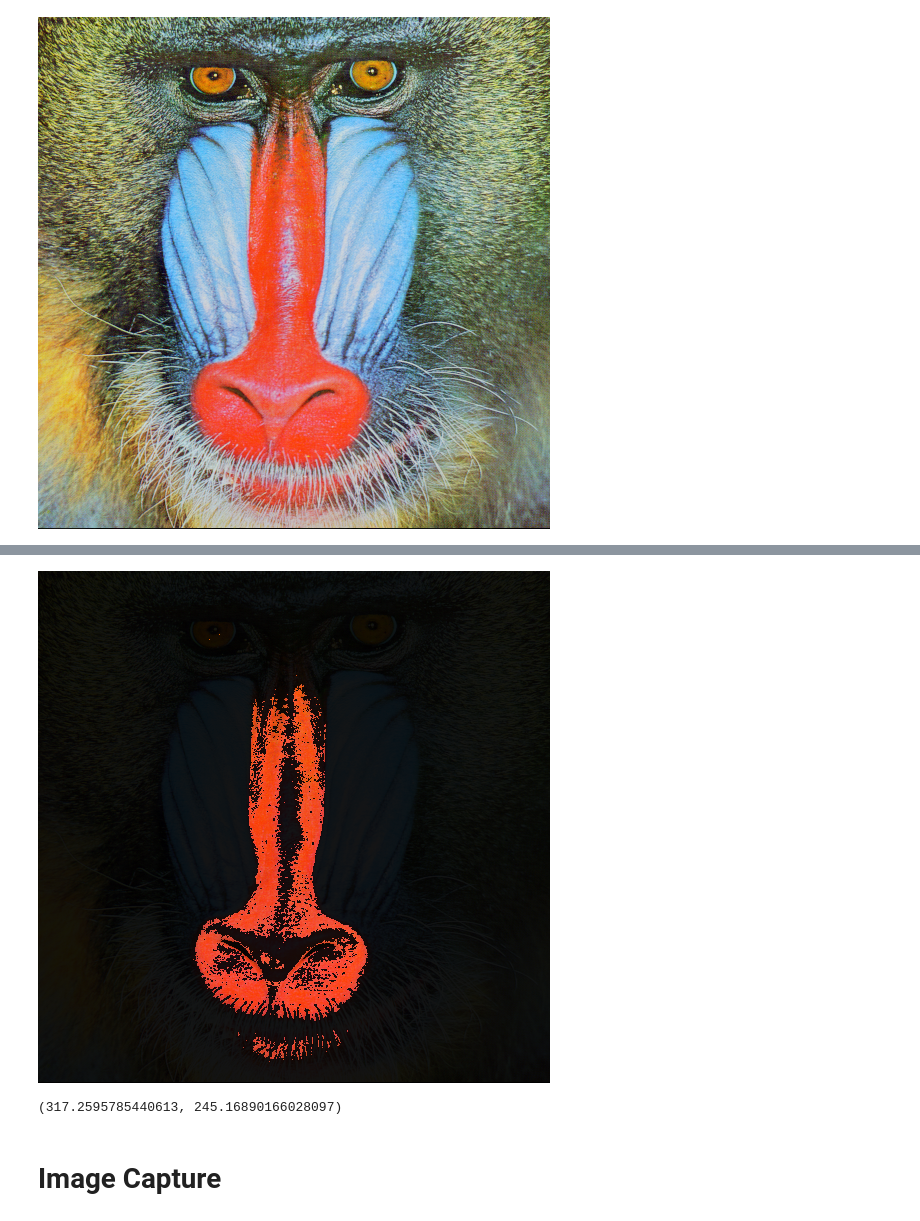
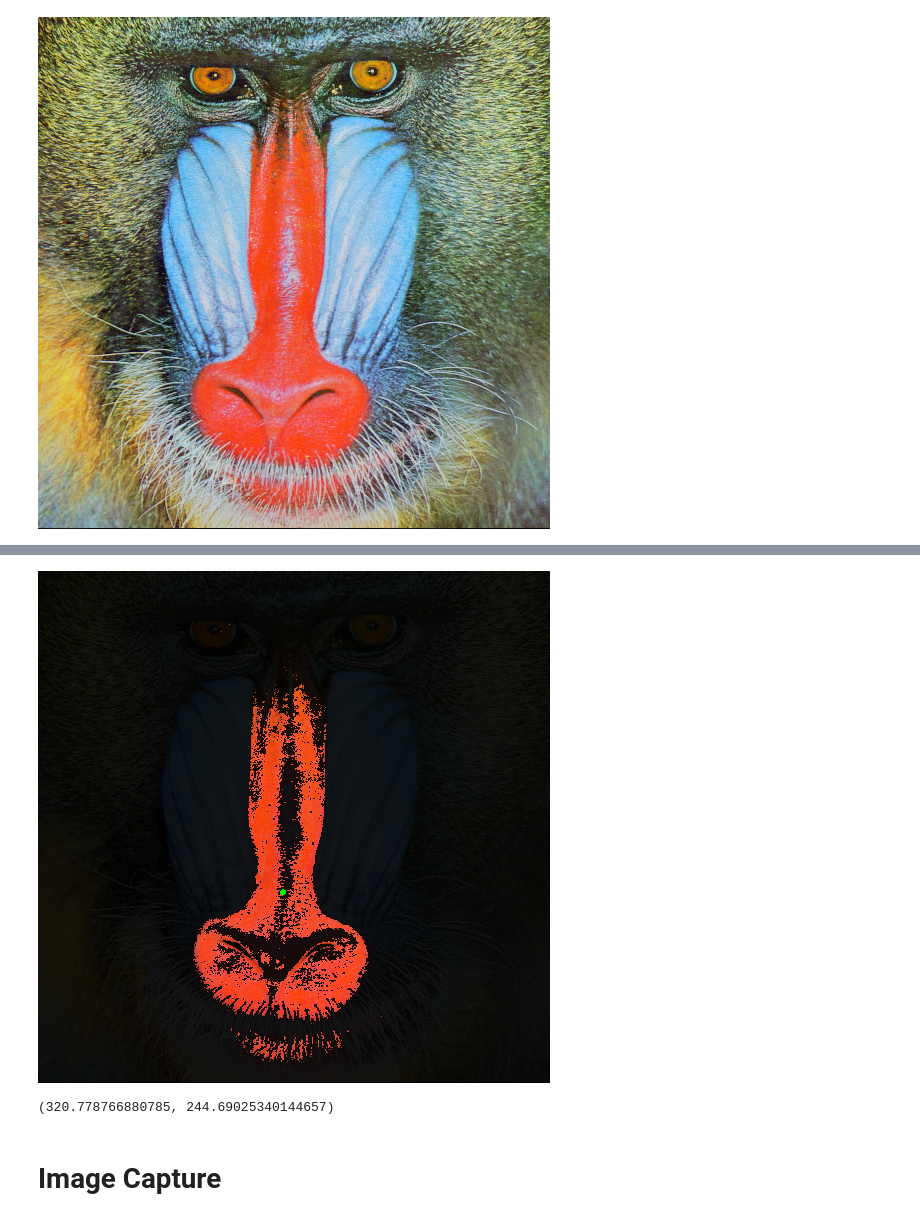
Before and after one commit to brianedw/PyVisionLab, a Jupyter notebook: labSoln.ipynb, the cells around one changed output, grey strips where cells are left out. Drawn from its saved outputs; the diff is of its cells as text; code cells hidden in the pictures.

```diff
--- a/labSoln.ipynb
+++ b/labSoln.ipynb
@@ -331,9 +377,9 @@ ImageTracker(baboonImageData, targetColor=[100, 100, 255], threshold=0.25, dimFa
 # %%
 # SOLUTION
-ImageTracker(baboonImageData, targetColor=[255, 20, 20], threshold=0.2, dimFactor=0.1)
+ImageTracker(baboonImageData, targetColor=[255, 30, 30], threshold=0.3, dimFactor=0.1)
 # %% [output]
-[figure, old version]
+[figure, new version]
-(317.2595785440613, 245.16890166028097)
+(320.778766880785, 244.69025340144657)
 # %% [markdown]
 # Image Capture
 # %% [markdown]
```
Also changed, not shown: parts of 42 cells of this notebook, 1 other file.
